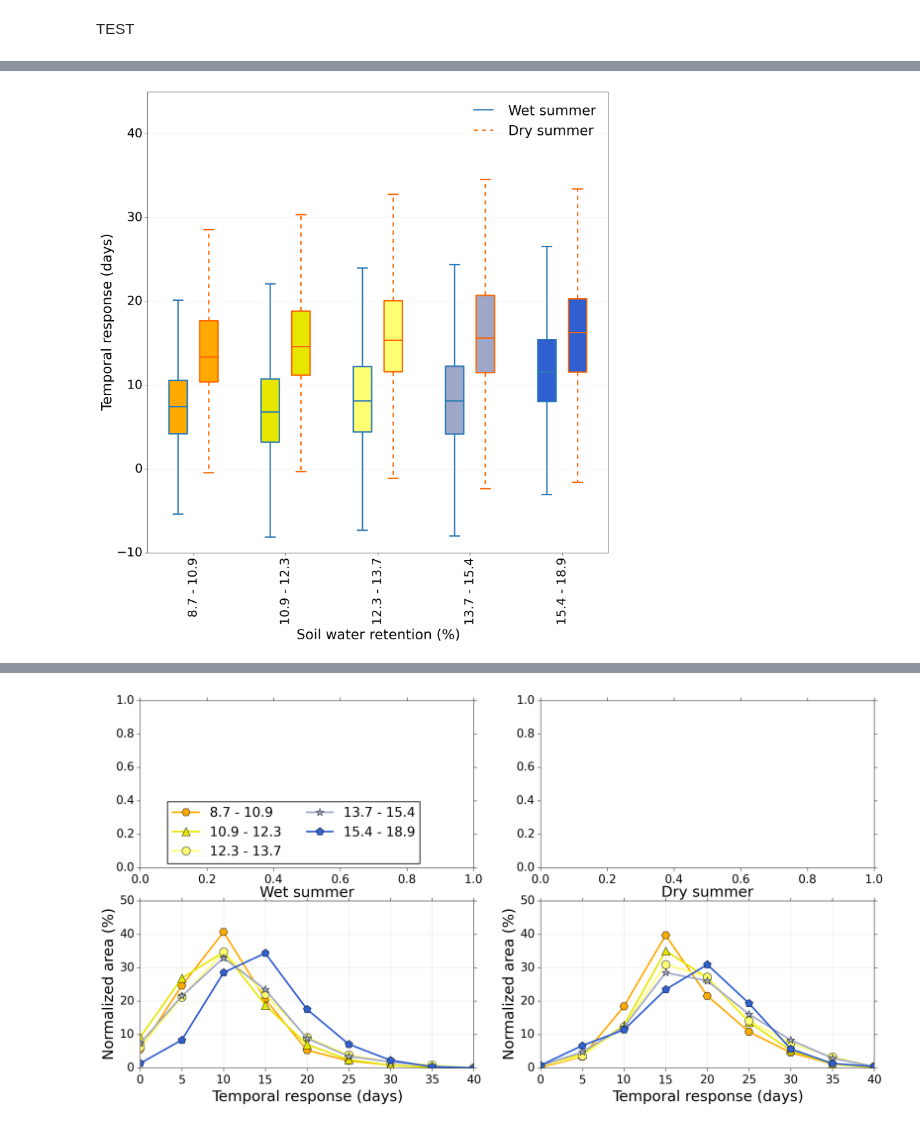
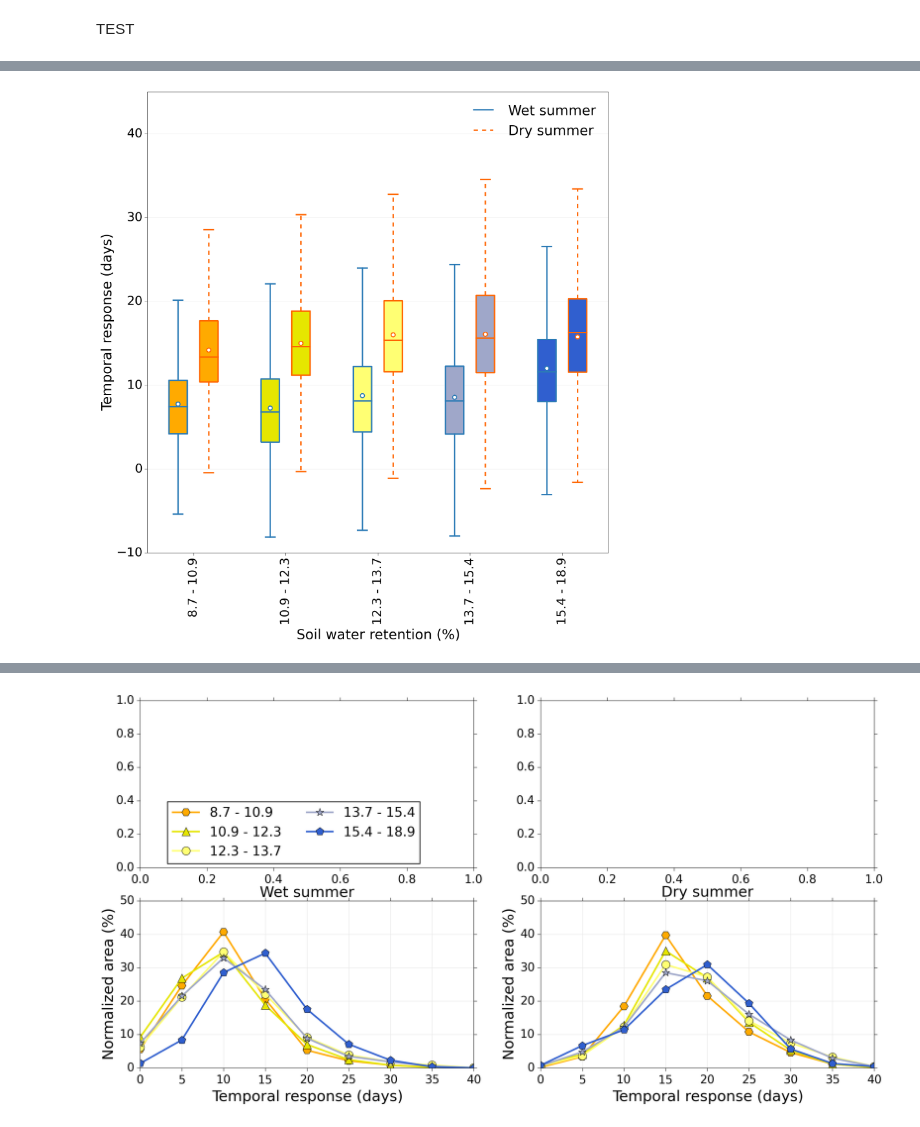
Before and after one commit to mattijn/pynotebook, a Jupyter notebook: ipynotebooks/Python2.7/2014-06-25 Plot Phase based on AWC-2.ipynb, the cells around one changed output, grey strips where cells are left out. Drawn from its saved outputs; the diff is of its cells as text; code cells hidden in the pictures.

```diff
--- a/ipynotebooks/Python2.7/2014-06-25 Plot Phase based on AWC-2.ipynb
+++ b/ipynotebooks/Python2.7/2014-06-25 Plot Phase based on AWC-2.ipynb
@@ -410,8 +410,8 @@ def setMap(rasterBase):
 
     return extent, xy_source, proj
 # %%
-folder = r'J:\New folder\AWC_CLASS2\phase//'
-folde2 = r'J:\New folder\AWC_CLASS2\phase\PNG//'
+folder = r'G:\New folder\AWC_CLASS2\phase//'
+folde2 = r'G:\New folder\AWC_CLASS2\phase\PNG//'
 # %% [markdown]
 PH2009
 # %%
@@ -436,7 +436,7 @@ print (nan)
 img_extent = (extent[0], extent[1], extent[2], extent[3])
 set_extent = [extent[0], extent[1], extent[2], extent[3]]
 
-path_NDVI = r'I:\Data\0_DAILY_INTERVAL_NDVI_TRMM\InnerMongolia\NDVI_2009\DaySums_StdNormAnomaly//NDVI_IM_2009001.tif'
+path_NDVI = r'J:\Data\0_DAILY_INTERVAL_NDVI_TRMM\InnerMongolia\NDVI_2009\DaySums_StdNormAnomaly//NDVI_IM_2009001.tif'
 ds_ndvi = gdal.Open(path_NDVI).ReadAsArray()
 ds_ndvi[0][0]
 
@@ -474,7 +474,7 @@ print (nan)
 img_extent = (extent[0], extent[1], extent[2], extent[3])
 set_extent = [extent[0], extent[1], extent[2], extent[3]]
 
-path_NDVI = r'I:\Data\0_DAILY_INTERVAL_NDVI_TRMM\InnerMongolia\NDVI_2009\DaySums_StdNormAnomaly//NDVI_IM_2009001.tif'
+path_NDVI = r'J:\Data\0_DAILY_INTERVAL_NDVI_TRMM\InnerMongolia\NDVI_2009\DaySums_StdNormAnomaly//NDVI_IM_2009001.tif'
 ds_ndvi = gdal.Open(path_NDVI).ReadAsArray()
 ds_ndvi[0][0]
 
@@ -497,7 +497,7 @@ phase = make_colormap(
 TEST
 # %%
 ## LOAD MERIS TIF AND APPLY MASK
-path = r'J:\New folder\AWC_CLASS2\sm_retention//sm_awc_49_3.tif'
+path = r'G:\New folder\AWC_CLASS2\sm_retention//sm_awc_49_3.tif'
 ds = gdal.Open(path)
 bd = ds.GetRasterBand(1)
 ar = bd.ReadAsArray()
@@ -590,9 +590,11 @@ cl90 = [output2008[3],output2009[3]]
 cl140 = [output2008[4],output2009[4]]
 #cl150 = [output2008[5],output2009[5]]
 #cl200 = [output2008[6],output2009[6]]
+mean_bp_wet = np.array((cl14[0].mean(),cl20[0].mean(), cl30[0].mean(), cl90[0].mean(), cl140[0].mean() ))
+mean_bp_dry = np.array((cl14[1].mean(),cl20[1].mean(), cl30[1].mean(), cl90[1].mean(), cl140[1].mean() ))
 
 from pylab import plot, show, savefig, xlim, figure, \
-                hold, ylim, legend, boxplot, setp, axes
+                hold, ylim, legend, boxplot, scatter, setp, getp, axes
 
 # function for setting the colors of the box plots pairs
 def setBoxColors(bp):
@@ -615,11 +617,8 @@ def setBoxColors(bp):
     setp(bp['fliers'][3], color='#FF6600', linewidth=2)
     setp(bp['medians'][1], color='#FF6600', linewidth=2)
 
-# Some fake data to plot
-A= [[1, 2, 5,],  [7, 2]]
-B = [[5, 7, 2, 2, 5], [7, 2, 5]]
-C = [[3,2,5,7], [6, 7, 3]]
-
+medians = []
+irq_all = []
 fig = figure(figsize=(12,12))
 
 ax = axes()
@@ -630,26 +629,66 @@ cl_boxes = ['#ffaa00', '#e6e600', '#ffff73', '#9fa7c9', '#305fcf']
 bp = boxplot(cl14, positions = [1, 2], widths = 0.6, sym='', patch_artist=True)
 setBoxColors(bp)
 plt.setp(bp['boxes'],facecolor=cl_boxes[0])
+medians.append(bp['medians'][0].get_ydata()[0])
+medians.append(bp['medians'][1].get_ydata()[0])
+pth = bp['boxes'][0].get_path().get_extents()
+irq = [pth.y0,pth.y1]
+irq_all.append(irq)
+pth = bp['boxes'][1].get_path().get_extents()
+irq = [pth.y0,pth.y1]
+irq_all.append(irq)
 
 # 2nd boxplot pair
 bp = boxplot(cl20, positions = [4, 5], widths = 0.6, sym='', patch_artist=True)
 setBoxColors(bp)
 plt.setp(bp['boxes'],facecolor=cl_boxes[1])
+medians.append(bp['medians'][0].get_ydata()[0])
+medians.append(bp['medians'][1].get_ydata()[0])
+pth = bp['boxes'][0].get_path().get_extents()
+irq = [pth.y0,pth.y1]
+irq_all.append(irq)
+pth = bp['boxes'][1].get_path().get_extents()
+irq = [pth.y0,pth.y1]
+irq_all.append(irq)
 
 # 3rd boxplot pair
 bp = boxplot(cl30, positions = [7, 8], widths = 0.6, sym='', patch_artist=True)
 setBoxColors(bp)
 plt.setp(bp['boxes'],facecolor=cl_boxes[2])
+medians.append(bp['medians'][0].get_ydata()[0])
+medians.append(bp['medians'][1].get_ydata()[0])
+pth = bp['boxes'][0].get_path().get_extents()
+irq = [pth.y0,pth.y1]
+irq_all.append(irq)
+pth = bp['boxes'][1].get_path().get_extents()
+irq = [pth.y0,pth.y1]
+irq_all.append(irq)
 
 # 4th boxplot pair
 bp = boxplot(cl90, positions = [10, 11], widths = 0.6, sym='', patch_artist=True)
 setBoxColors(bp)
 plt.setp(bp['boxes'],facecolor=cl_boxes[3])
+medians.append(bp['medians'][0].get_ydata()[0])
+medians.append(bp['medians'][1].get_ydata()[0])
+pth = bp['boxes'][0].get_path().get_extents()
+irq = [pth.y0,pth.y1]
+irq_all.append(irq)
+pth = bp['boxes'][1].get_path().get_extents()
+irq = [pth.y0,pth.y1]
+irq_all.append(irq)
 
 # 5th boxplot pair
 bp = boxplot(cl140, positions = [13, 14], widths = 0.6, sym='', patch_artist=True)
 setBoxColors(bp)
 plt.setp(bp['boxes'],facecolor=cl_boxes[4])
+medians.append(bp['medians'][0].get_ydata()[0])
+medians.append(bp['medians'][1].get_ydata()[0])
+pth = bp['boxes'][0].get_path().get_extents()
+irq = [pth.y0,pth.y1]
+irq_all.append(irq)
+pth = bp['boxes'][1].get_path().get_extents()
+irq = [pth.y0,pth.y1]
+irq_all.append(irq)
 
 # # 6th boxplot pair
 # bp = boxplot(cl150, positions = [16, 17], widths = 0.6, sym='', patch_artist=True)
@@ -661,33 +700,37 @@ plt.setp(bp['boxes'],facecolor=cl_boxes[4])
 # setBoxColors(bp)
 # plt.setp(bp['boxes'],facecolor=cl_boxes[6])
 
+scatter([1,4,7,10,13], mean_bp_wet, c='w', edgecolor="#2C7BB6", marker='o', s=35, linewidths=1.5, zorder=2)
+scatter([2,5,8,11,14], mean_bp_dry, c='w', edgecolor='#FF6600', marker='o', s=35, linewidths=1.5, zorder=2)
 # set axes limits and labels
 xlim(0,15)
 ylim(-10,45)
 ylabel('Temporal response (days)', fontsize=20)
 xlabel('Soil water retention (%)', fontsize=20)
 ax.set_xticklabels(['8.7 - 10.9', '10.9 - 12.3', '12.3 - 13.7', '13.7 - 15.4', '15.4 - 18.9'], rotation='vertical', fontsize=18)
 ax.set_xticks([1.5, 4.5, 7.5, 10.5, 13.5])
 
 
 # draw temporary red and blue lines and use them to create a legend
 hB, = plot([1,1], color="#2C7BB6", linestyle='-', linewidth=2)
 hR, = plot([1,1],color='#FF6600', linestyle='--', linewidth=2)
 legend((hB, hR),('Wet summer', 'Dry summer'), fontsize=20, frameon=False)
 hB.set_visible(False)
 hR.set_visible(False)
 
 #savefig('boxcompare.png')
 #fig.tight_layout()
 plt.grid(axis='y')
 plt.tick_params(\
     axis='both',          # changes apply to the x-axis
     which='both',      # both major and minor ticks are affected
     bottom='on',      # ticks along the bottom edge are off
     top='off',         # ticks along the top edge are off
     right ='off',
     labelbottom='on') # labels along the bottom edge are off
 show()
-fig.savefig(r'I:\DELFT_products\decom\sm_awc_49_3//boxplot.png', dpi=400)
+
+#J:\DELFT_products\decom\sm_awc_49_3
+#fig.savefig(r'C:\Users\lenovo\Documents\HOME\Figures paper//fig9_sm2_boxplot_mean.png', dpi=400)
 # %% [output]
-[figure, old version]
+[figure, new version]
```
Also changed, not shown: parts of 5 cells of this notebook, 8 other files.
